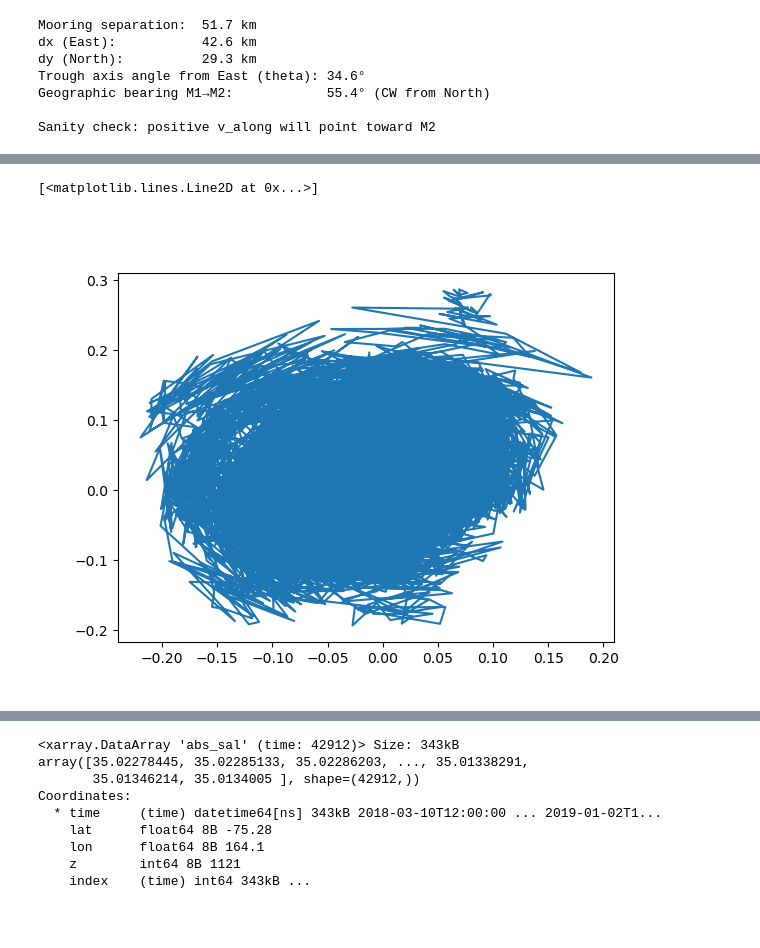
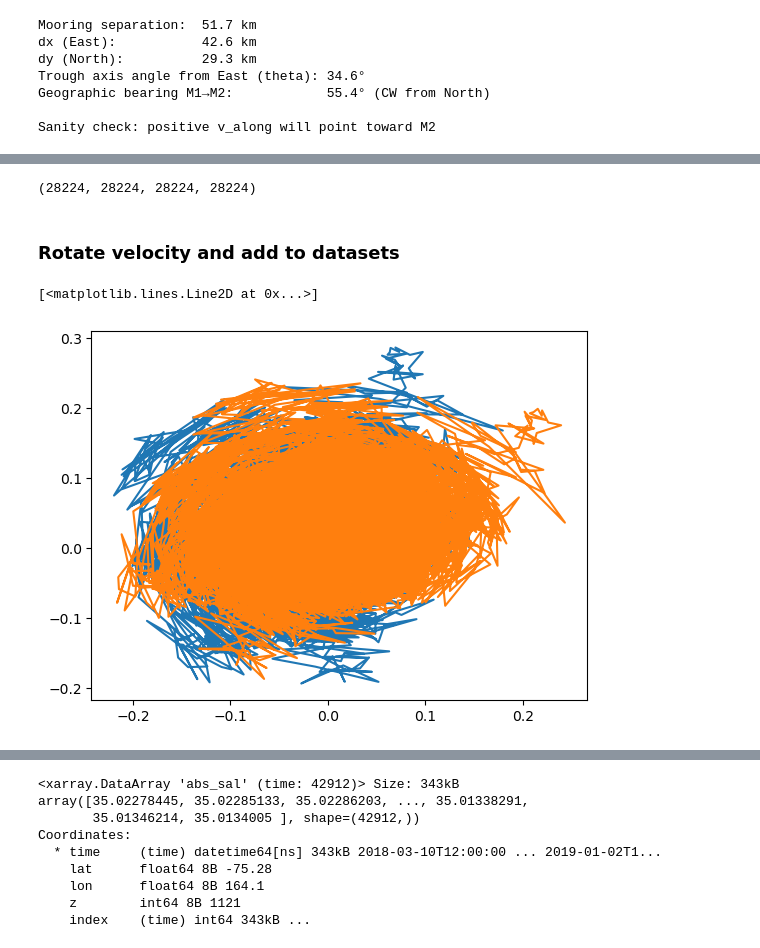
Before and after one commit to MackenzieBlanusa/TNB_tools, a Jupyter notebook: MastersThesis/Transport_Calculation.ipynb, the cells around one changed output, grey strips where cells are left out. Cells and saved outputs as stored; diff of their text form; code cells hidden in the pictures; blank space fills up the shorter version.

Commit message:
Continued transport calculation with TNBD data

```diff
--- a/MastersThesis/Transport_Calculation.ipynb
+++ b/MastersThesis/Transport_Calculation.ipynb
@@ -446,0 +465,22 @@ DITD_ctd = DITD_ctd_resampled.sel(time=DITD_vel_top.time)
+# %%
+# resample datasets to 15 min - this is coarsest sampling frequncy from TNBD current meter
+TNBD_ctd_15 = TNBD_ctd_bot.resample(time='15min').mean()
+DITD_ctd_15 = DITD_ctd_top.resample(time='15min').mean()
+DITD_vel_15 = DITD_vel_top.resample(time='15min').mean()
+# %%
+# 03-14 to 01-01
+time_slice = slice('2018-03-14', '2019-01-01')
+TNBD_ctd = TNBD_ctd_15.sel(time=time_slice)
+DITD_ctd = DITD_ctd_15.sel(time=time_slice)
+TNBD_vel = TNBD_vel_bot.sel(time=time_slice)
+DITD_vel = DITD_vel_15.sel(time=time_slice)
+# %%
+len(TNBD_ctd.time), len(DITD_ctd.time), len(DITD_vel.time), len(TNBD_vel.time)
+# %% [output]
+(28224, 28224, 28224, 28224)
+# %% [markdown]
+### Rotate velocity and add to datasets
+# %%
+DITD_v_along, DITD_v_across = rotate_velocities(DITD_vel.u, DITD_vel.v, theta_deg)
+DITD_vel['v_along'] = ('time',DITD_v_along.data)
+DITD_vel['v_across'] = ('time',DITD_v_across.data)
@@ -447,6 +491,7 @@ DITD_ctd = DITD_ctd_resampled.sel(time=DITD_vel_top.time)
 # %%
 fig = plt.figure()
-plt.plot(DITD_vel_top.u,DITD_vel_top.v)
+plt.plot(DITD_vel.u,DITD_vel.v)
+plt.plot(DITD_vel.v_along,DITD_vel.v_across)
 # %% [output]
 [<matplotlib.lines.Line2D at 0x...>]
-[figure, old version]
+[figure, new version]
```
Also changed, not shown: parts of 42 cells of this notebook.
